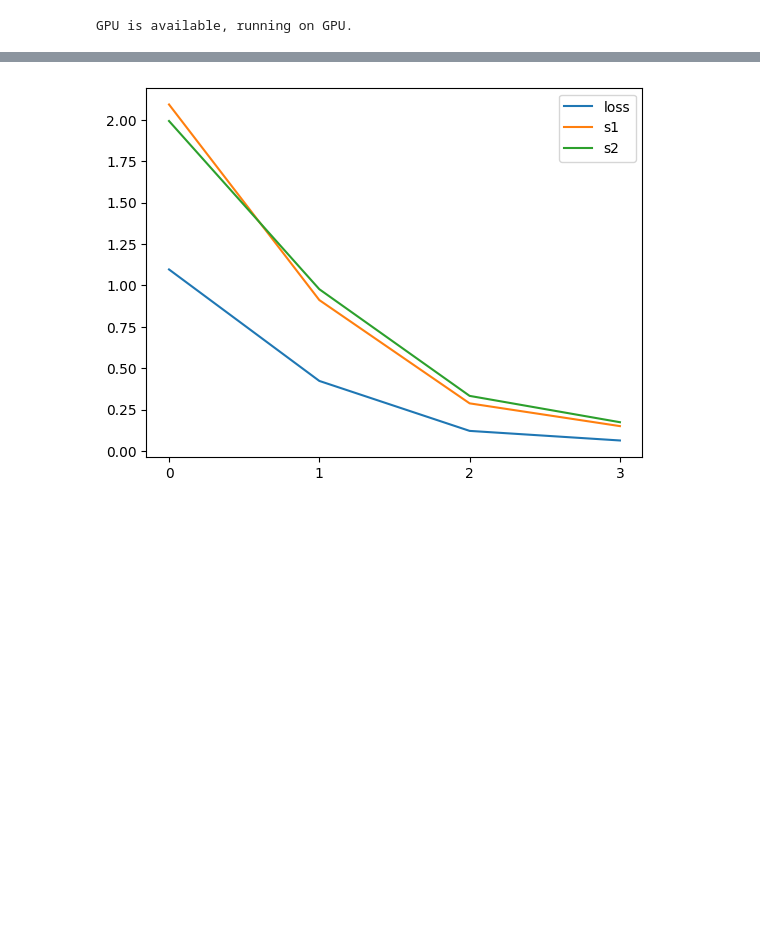
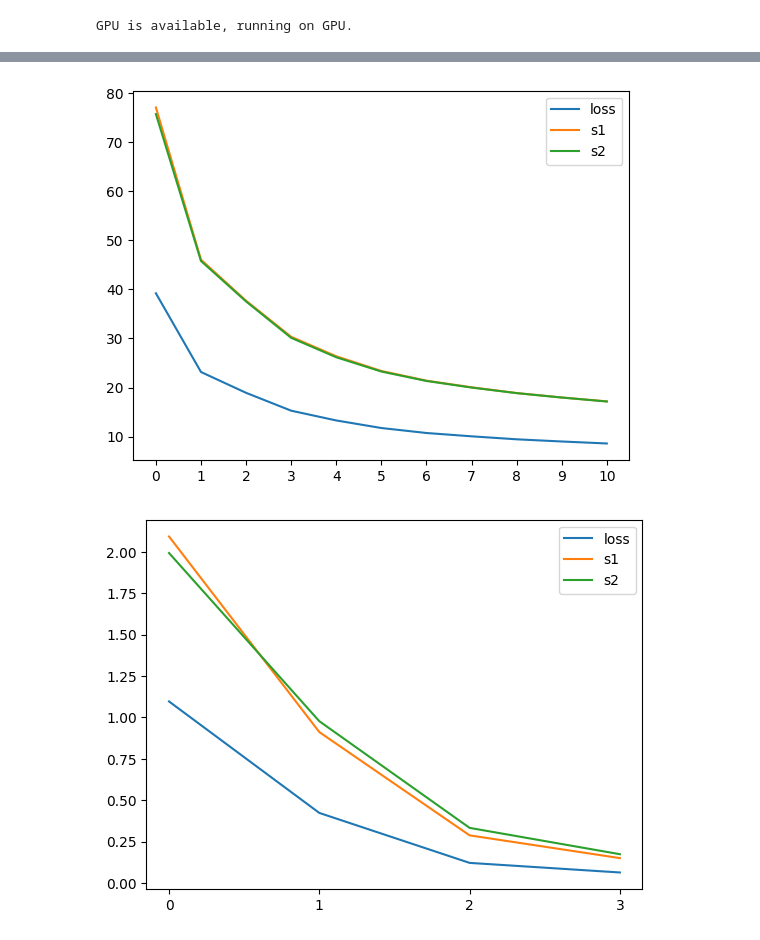
Before and after one commit to Motte12/dpa_for_llaae, a Jupyter notebook: examples/scurve.ipynb, the cells around one changed output, grey strips where cells are left out. Saved outputs shown, nothing was run; the diff lists cells and outputs as text; code cells hidden in the pictures; blank space fills up the shorter version.

```diff
--- a/examples/scurve.ipynb
+++ b/examples/scurve.ipynb
@@ -36,0 +60,20 @@ x_te = torch.Tensor(x_te).to(device)
+# %%
+# First, transpose to (time, lat, lon) if needed
+def data_to_torch(ds):
+    temp_data = ds['Temperature']
+    data = temp_data.transpose('time', 'lat', 'lon')
+
+    # Now convert to numpy
+    data_np = data.values  # Shape: (time, lat, lon)
+
+    # Flatten lat and lon together
+    time_steps, lat_dim, lon_dim = data_np.shape
+    data_np = data_np.reshape(time_steps, lat_dim * lon_dim)
+
+
+    data_np = data_np  # Shape: (grid_cell, timestep)
+
+    # Finally, convert to torch tensor
+    data_tensor = torch.tensor(data_np, dtype=torch.float32)
+    print(data_tensor.shape)
+    return data_tensor
@@ -58,4 +120,10 @@ Start training with 20 batches each of size 500.
 (test)  0.0231, 0.0638, 0.3100, 1.0852
  pred   0.0618, 0.1387, 0.6410, 2.1645
  var    0.0774, 0.1497, 0.6621, 2.1586
+# %%
+x_te = x_te.to(device)
+dpa.plot_energy_loss(x_te, xscale='linear')
+# over latent dims
+# %% [output]
+[figure, added]
 # %%
```
Also changed, not shown: parts of 20 cells of this notebook.
